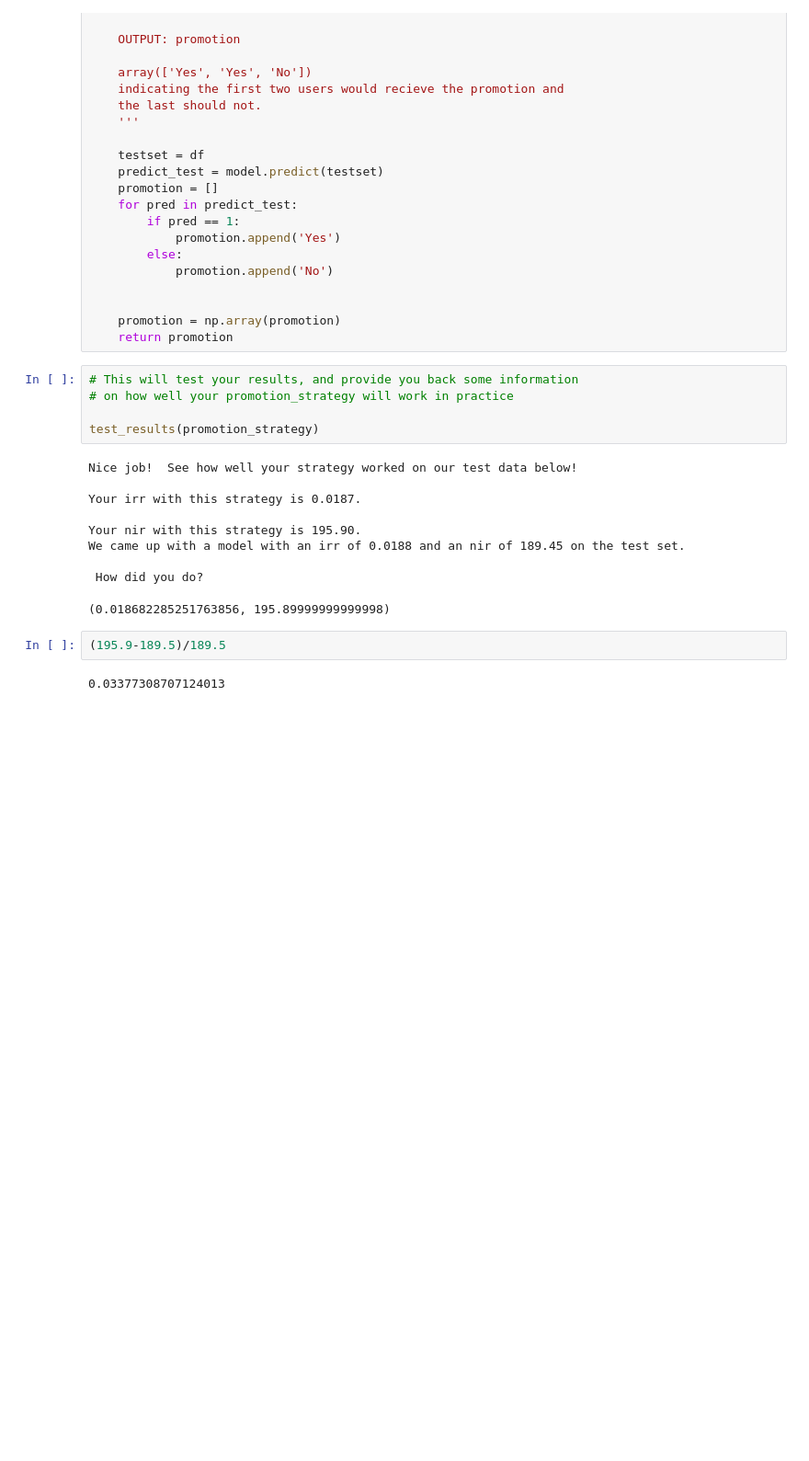
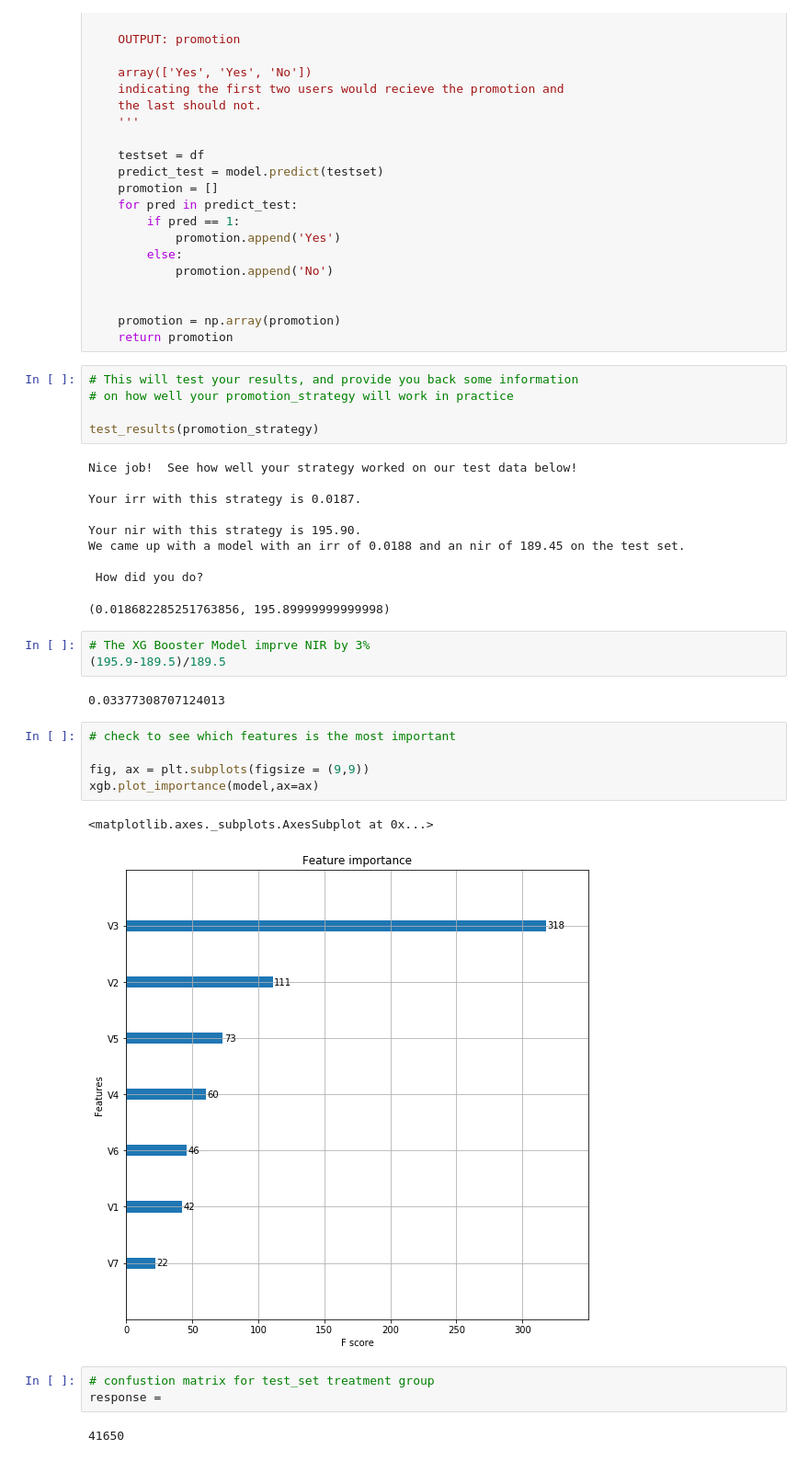
Before and after one commit to happyhaijuan/uplift-modeling-for-Starbucks-Promotion-Campaign, a Jupyter notebook: Starbucks.ipynb, the cells around one changed output. Shown at 92% size. Saved outputs shown, nothing was run; the diff lists cells and outputs as text; blank space fills up the shorter version.

Commit message:
add plot_important features

```diff
--- a/Starbucks.ipynb
+++ b/Starbucks.ipynb
@@ -231,6 +233,20 @@ We came up with a model with an irr of 0.0188 and an nir of 189.45 on the test s
  How did you do?
 (0.018682285251763856, 195.89999999999998)
 # %%
+# The XG Booster Model imprve NIR by 3%
 (195.9-189.5)/189.5
 # %% [output]
 0.03377308707124013
+# %%
+# check to see which features is the most important
+
+fig, ax = plt.subplots(figsize = (9,9))
+xgb.plot_importance(model,ax=ax)
+# %% [output]
+<matplotlib.axes._subplots.AxesSubplot at 0x...>
+[figure, added]
+# %%
+# confustion matrix for test_set treatment group
+response =
+# %% [output]
+41650
```
Also changed, not shown: parts of 2 cells of this notebook.
